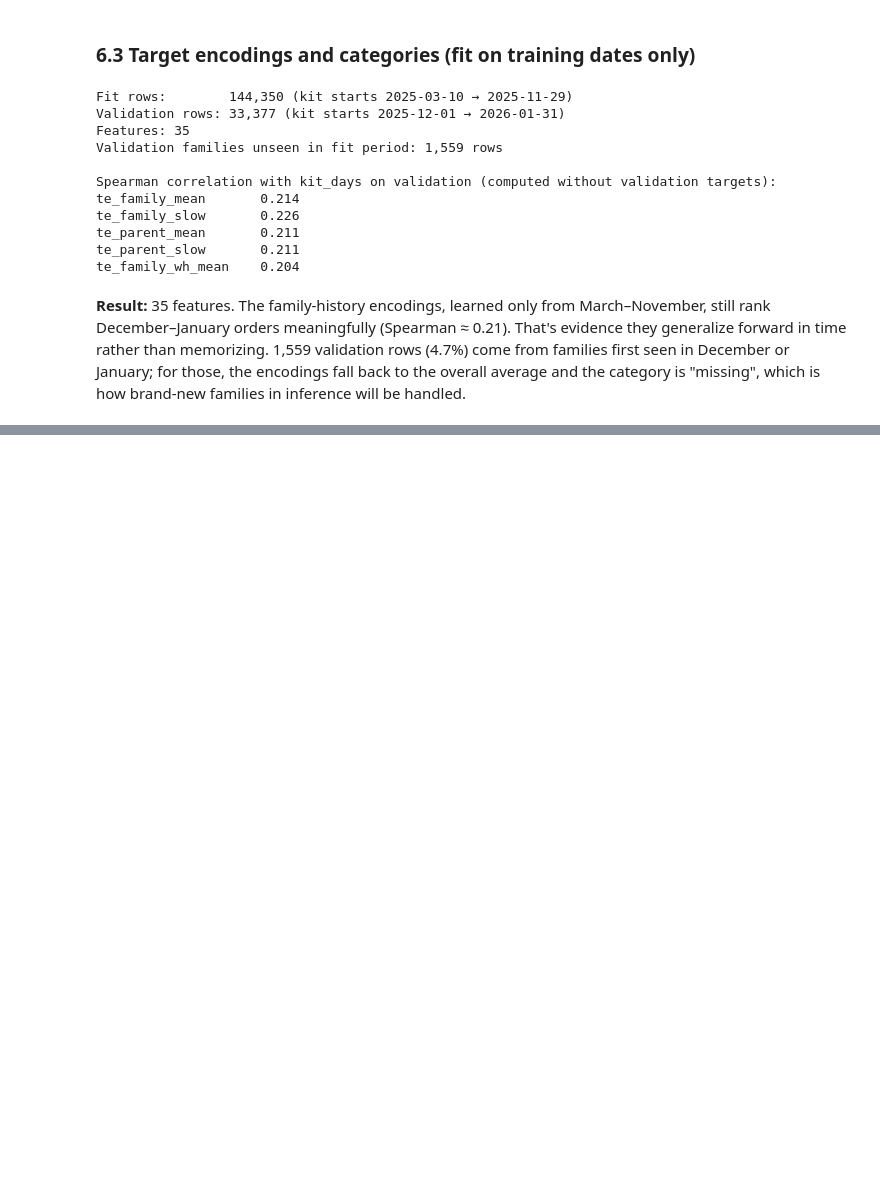
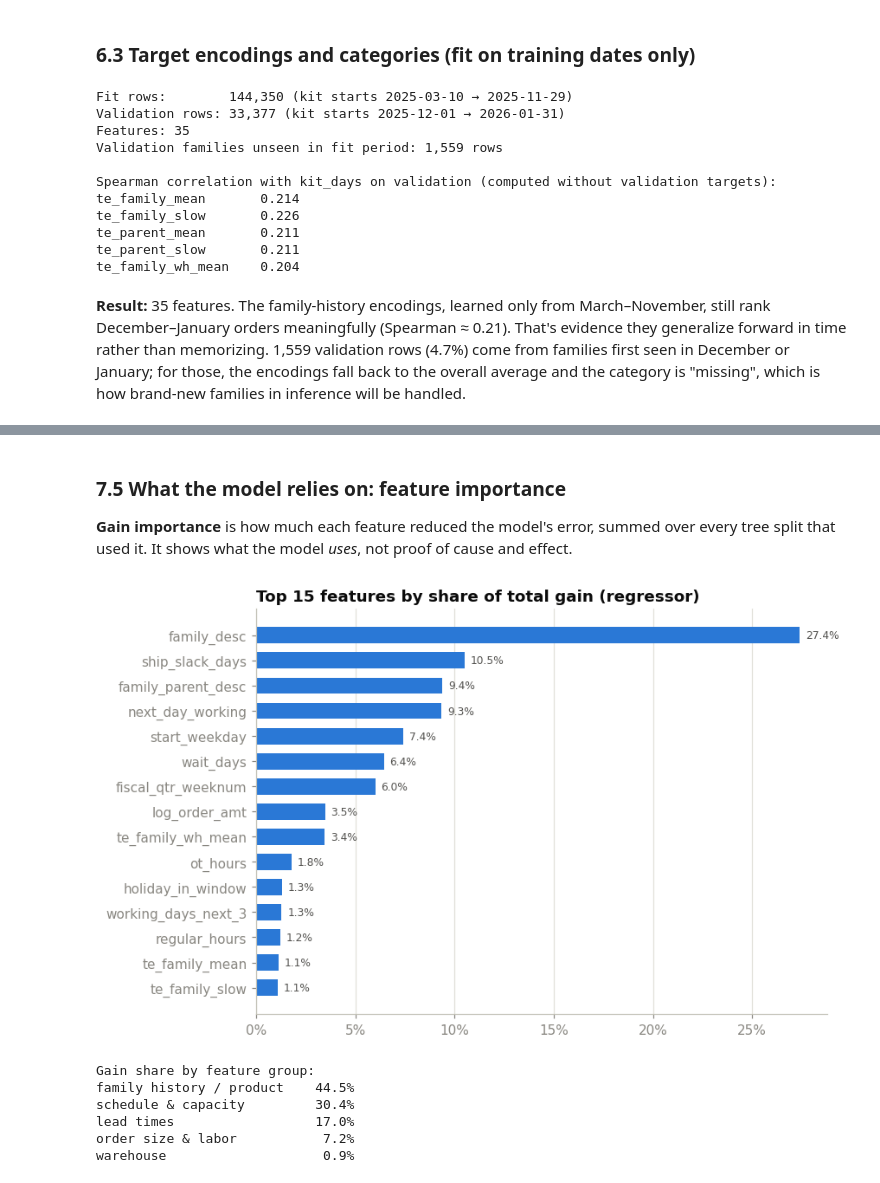
Before and after one commit to ZakirPatwa/Zakir_Patwa_DS_Case_2026, a Jupyter notebook: Zakir_Patwa_DS_Case_Notebook_2026.ipynb, the cells around one changed output, grey strips where cells are left out. Drawn from its saved outputs; the diff is of its cells as text; code cells hidden in the pictures; blank space fills up the shorter version.

```diff
--- a/Zakir_Patwa_DS_Case_Notebook_2026.ipynb
+++ b/Zakir_Patwa_DS_Case_Notebook_2026.ipynb
@@ -978,0 +1268,39 @@ te_family_wh_mean    0.204
+# %% [markdown]
+### 7.5 What the model relies on: feature importance
+**Gain importance** is how much each feature reduced the model's error, summed over every tree split that used it. It shows what the model *uses*, not proof of cause and effect.
+# %%
+best_model, best_cols = (reg_model, REG_COLS) if WINNER == "regressor" else (clf_model, CLF_COLS)
+imp = (pd.Series(best_model.booster_.feature_importance("gain"), index=best_cols)
+       .sort_values(ascending=False))
+imp = imp / imp.sum()
+top = imp.head(15)[::-1]
+
+fig, ax = plt.subplots(figsize=(8, 5))
+ax.barh(top.index, top.values, color=BLUE, height=0.65)
+for i, v in enumerate(top.values):
+    ax.text(v + 0.003, i, f"{v:.1%}", va="center", fontsize=8, color=INK_2)
+ax.xaxis.set_major_formatter(lambda v, _: f"{v:.0%}")
+ax.grid(axis="x", color=GRID)
+ax.grid(axis="y", visible=False)
+ax.set_title(f"Top 15 features by share of total gain ({WINNER})")
+plt.tight_layout()
+save_fig(fig, "f3_feature_importance")
+
+groups = {"family history / product": ["te_", "family", "lob_desc", "buid", "family_order_count"],
+          "schedule & capacity": ["weekday", "holiday", "working", "ot_hours", "regular_hours", "is_eoq", "is_idc",
+                                  "fiscal"],
+          "lead times": ["wait_days", "ship_slack"],
+          "order size & labor": ["quantity", "line_qty", "tie_num", "order_amt", "minutes", "cfs", "is_cfi",
+                                 "ship_date_placeholder"],
+          "warehouse": ["mcid"]}
+group_share = {g: imp[[f for f in imp.index if any(k in f for k in keys)]].sum() for g, keys in groups.items()}
+print("Gain share by feature group:")
+print(pd.Series(group_share).sort_values(ascending=False).map("{:.1%}".format).to_string())
+# %% [output]
+[figure, added]
+Gain share by feature group:
+family history / product    44.5%
+schedule & capacity         30.4%
+lead times                  17.0%
+order size & labor           7.2%
+warehouse                    0.9%
```
Also changed, not shown: parts of 23 cells of this notebook, 5 other files.
